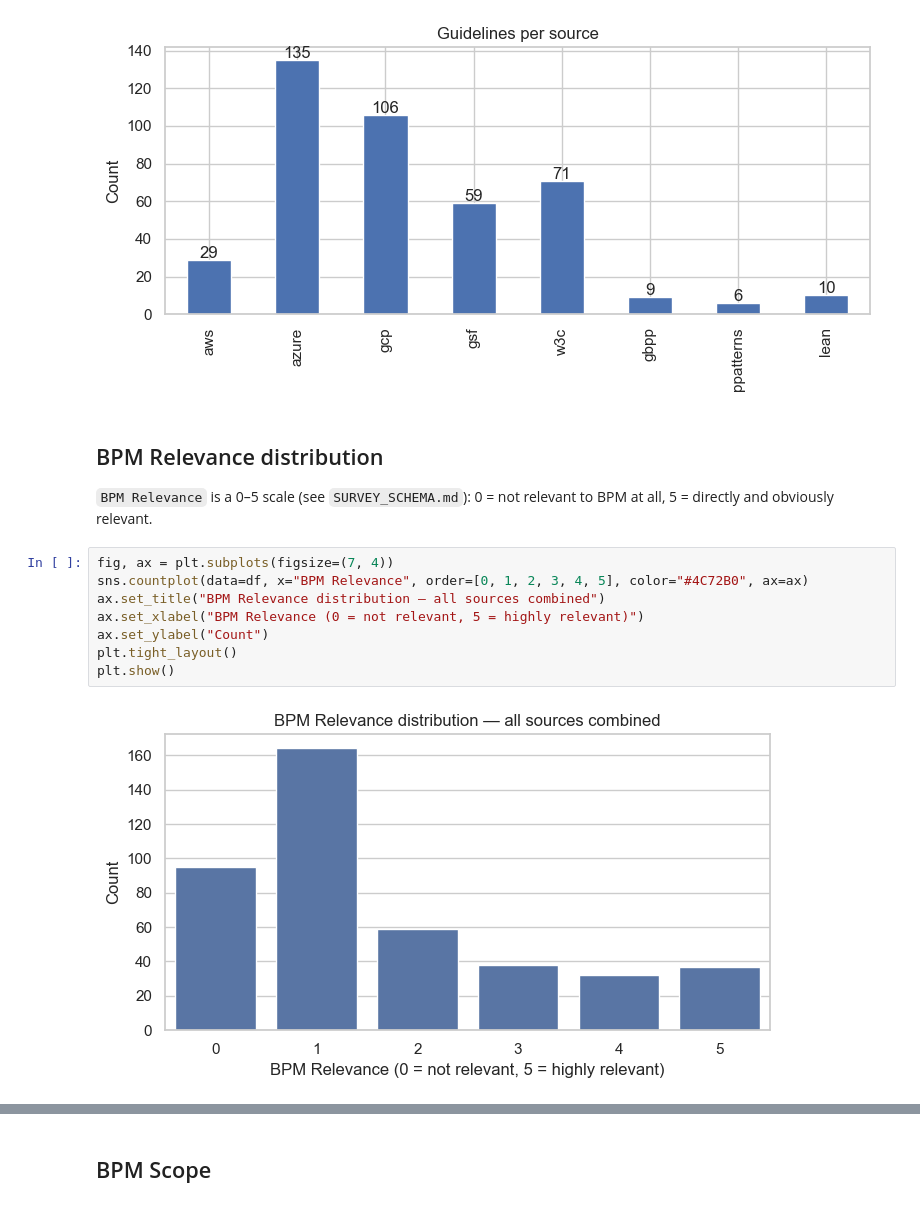
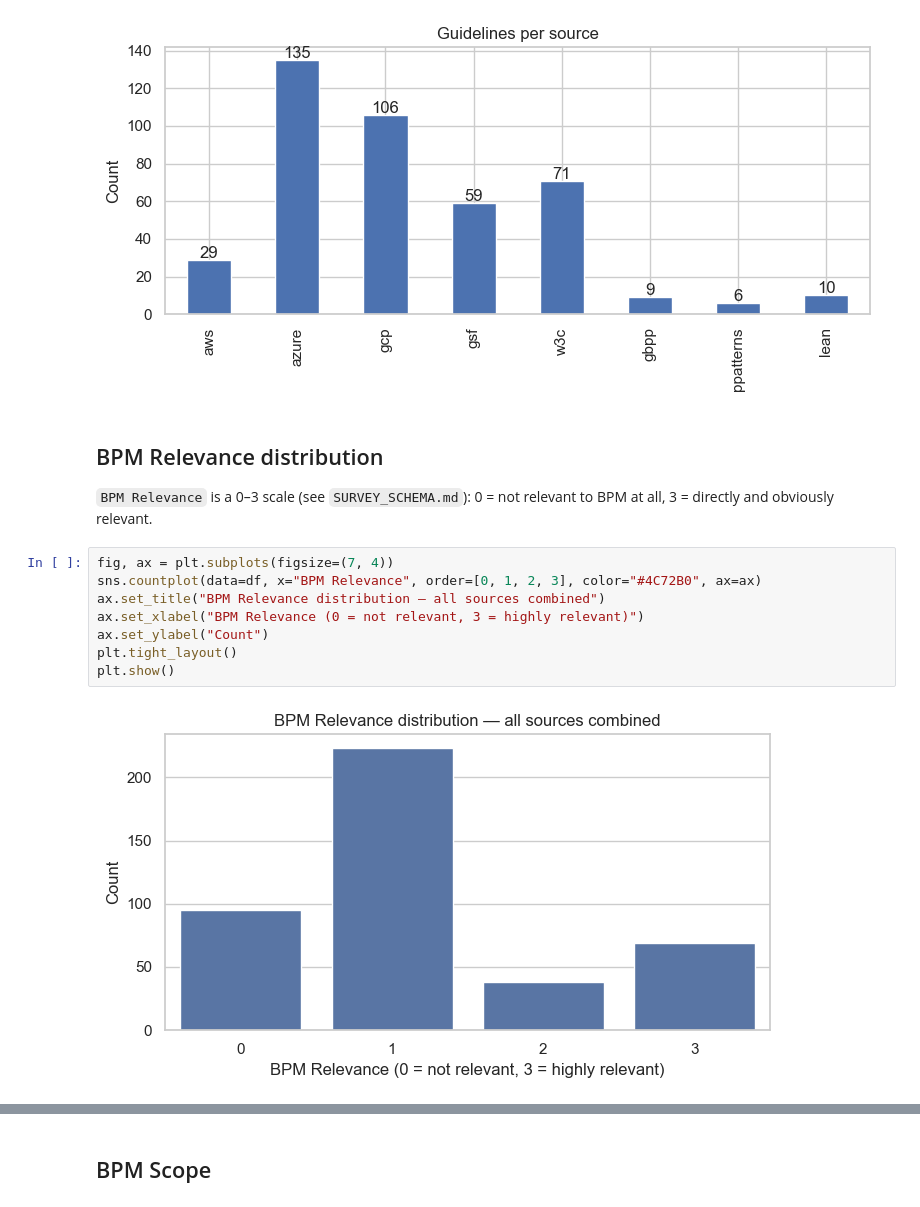
Before and after one commit to nyuuyn/green-bpm-survey, a Jupyter notebook: analysis.ipynb, the cells around one changed output, grey strips where cells are left out. Drawn from its saved outputs; the diff is of its cells as text.

```diff
--- a/analysis.ipynb
+++ b/analysis.ipynb
@@ -74,16 +74,16 @@ plt.show()
 # %% [markdown]
 ## BPM Relevance distribution
 
-`BPM Relevance` is a 0–5 scale (see `SURVEY_SCHEMA.md`): 0 = not relevant to BPM at all,
-5 = directly and obviously relevant.
+`BPM Relevance` is a 0–3 scale (see `SURVEY_SCHEMA.md`): 0 = not relevant to BPM at all,
+3 = directly and obviously relevant.
 # %%
 fig, ax = plt.subplots(figsize=(7, 4))
-sns.countplot(data=df, x="BPM Relevance", order=[0, 1, 2, 3, 4, 5], color="#4C72B0", ax=ax)
+sns.countplot(data=df, x="BPM Relevance", order=[0, 1, 2, 3], color="#4C72B0", ax=ax)
 ax.set_title("BPM Relevance distribution — all sources combined")
-ax.set_xlabel("BPM Relevance (0 = not relevant, 5 = highly relevant)")
+ax.set_xlabel("BPM Relevance (0 = not relevant, 3 = highly relevant)")
 ax.set_ylabel("Count")
 plt.tight_layout()
 plt.show()
 # %% [output]
-[figure, old version]
+[figure, new version]
 # %%
```
Also changed, not shown: parts of 6 cells of this notebook, 11 other files.
